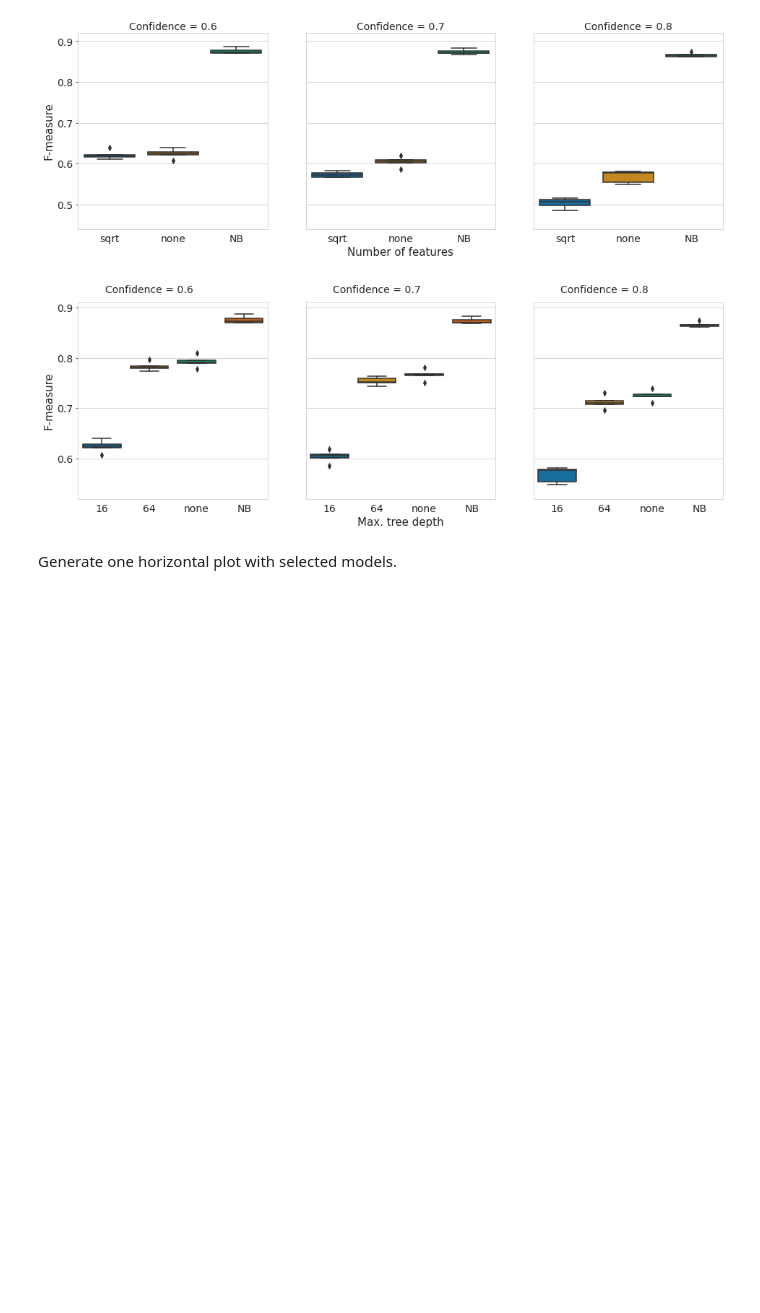
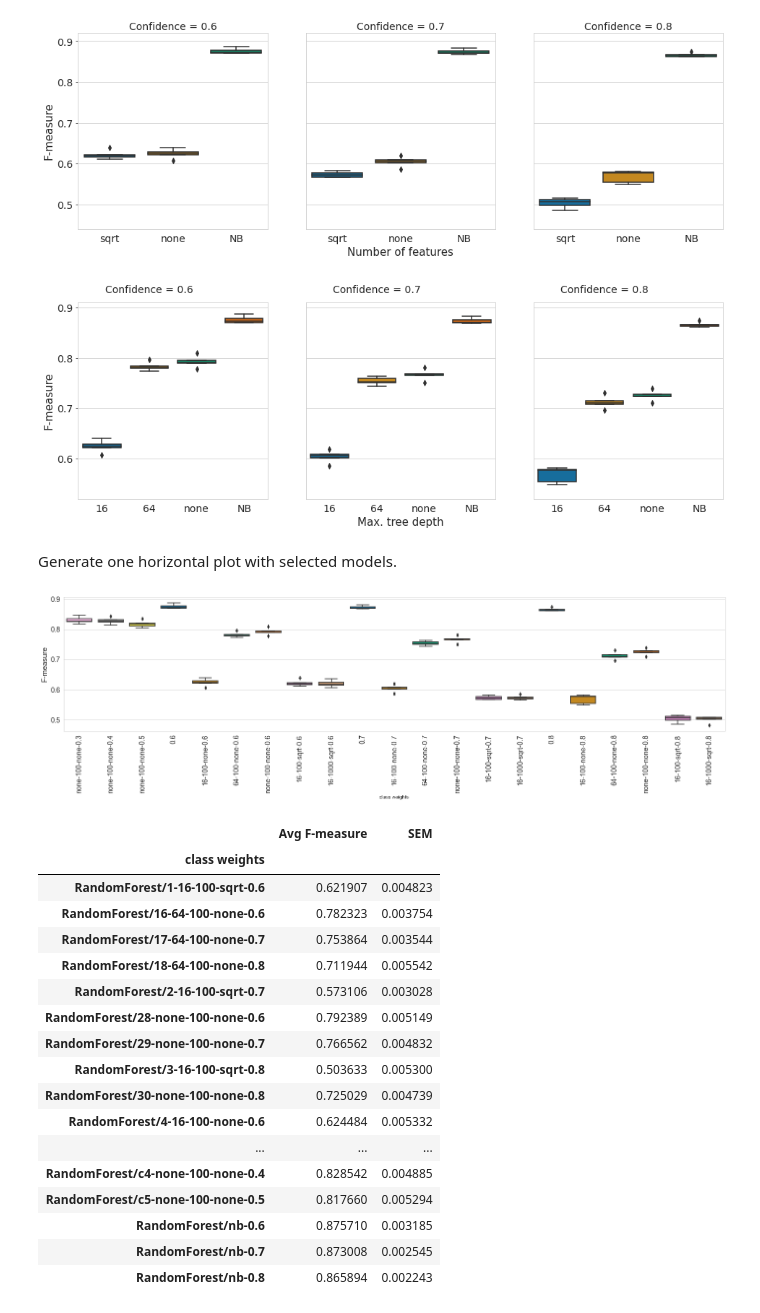
Before and after one commit to BenKaehler/paycheck, a Jupyter notebook: analysis/paycheck-eval-RandomForest.ipynb, the cells around one changed output. Cells and saved outputs as stored; diff of their text form; code cells hidden in the pictures; blank space fills up the shorter version.

```diff
--- a/analysis/paycheck-eval-RandomForest.ipynb
+++ b/analysis/paycheck-eval-RandomForest.ipynb
@@ -514,0 +569,41 @@ Generate one horizontal plot with selected models.
+# %%
+metric = "F-measure"
+params = ["n_features", "n_estimators", "max_depth"]
+y_ticks_major = [0.5, 1.0]
+y_ticks_minor = False
+other_columns = ["level", "model name", "confidence", "fold", "class weights"]
+conf_levels = [0.3, 0.4, 0.5, 0.6, 0.7, 0.8]
+palette = "colorblind"
+save_loc = os.path.join(project_dir, sample_types[0], f"fig-{metric}-allmodels-updated-low-confs.svg")
+
+data_slice = level7_weighted_folds[["F-measure", "Precision", "Recall"] + params + other_columns]
+
+selection1 = (data_slice["max_depth"].isin([16, "NB"])) & (data_slice["n_features"].isin(["sqrt", "NB"])) & (data_slice["n_estimators"].isin([100, 1000, "NB"]))
+selection2 = (data_slice["max_depth"].isin([16, "NB"])) & (data_slice["n_estimators"].isin([100, "NB"])) & (data_slice["n_features"].isin(["sqrt", "none", "NB"]))
+selection3 = (data_slice["n_estimators"].isin([100, "NB"])) & (data_slice["n_features"].isin(["none", "NB"])) & (data_slice["max_depth"].isin([16, 64, "none", "NB"]))
+selection4 = (data_slice["n_estimators"].isin([100])) & (data_slice["n_features"].isin(["none"])) & (data_slice["max_depth"].isin(["none"]))
+data = data_slice[selection1 | selection2 | selection3 | selection4]
+
+axis_data = plot_all_boxes(data, metric, params, y_ticks_major, y_ticks_minor, palette, save_loc=save_loc)
+
+calculate_aggregate_metrics(axis_data, metric, "class weights")
+# %% [output]
+[figure, added]
+|  | Avg F-measure | SEM |
+| class weights |  |  |
+| RandomForest/1-16-100-sqrt-0.6 | 0.621907 | 0.004823 |
+| RandomForest/16-64-100-none-0.6 | 0.782323 | 0.003754 |
+| RandomForest/17-64-100-none-0.7 | 0.753864 | 0.003544 |
+| RandomForest/18-64-100-none-0.8 | 0.711944 | 0.005542 |
+| RandomForest/2-16-100-sqrt-0.7 | 0.573106 | 0.003028 |
+| RandomForest/28-none-100-none-0.6 | 0.792389 | 0.005149 |
+| RandomForest/29-none-100-none-0.7 | 0.766562 | 0.004832 |
+| RandomForest/3-16-100-sqrt-0.8 | 0.503633 | 0.005300 |
+| RandomForest/30-none-100-none-0.8 | 0.725029 | 0.004739 |
+| RandomForest/4-16-100-none-0.6 | 0.624484 | 0.005332 |
+| ... | ... | ... |
+| RandomForest/c4-none-100-none-0.4 | 0.828542 | 0.004885 |
+| RandomForest/c5-none-100-none-0.5 | 0.817660 | 0.005294 |
+| RandomForest/nb-0.6 | 0.875710 | 0.003185 |
+| RandomForest/nb-0.7 | 0.873008 | 0.002545 |
+| RandomForest/nb-0.8 | 0.865894 | 0.002243 |
```
Also changed, not shown: parts of 14 cells of this notebook, 2 other files.
